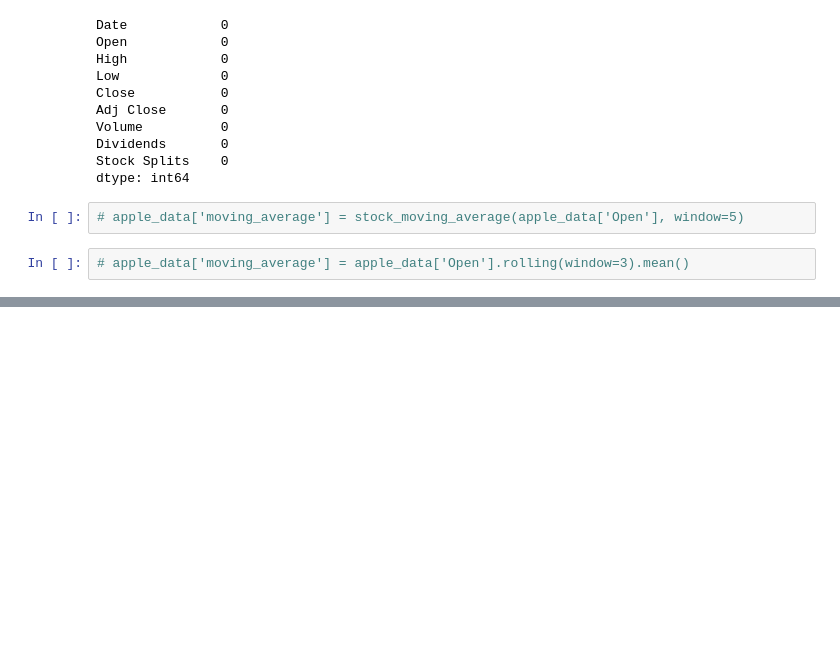
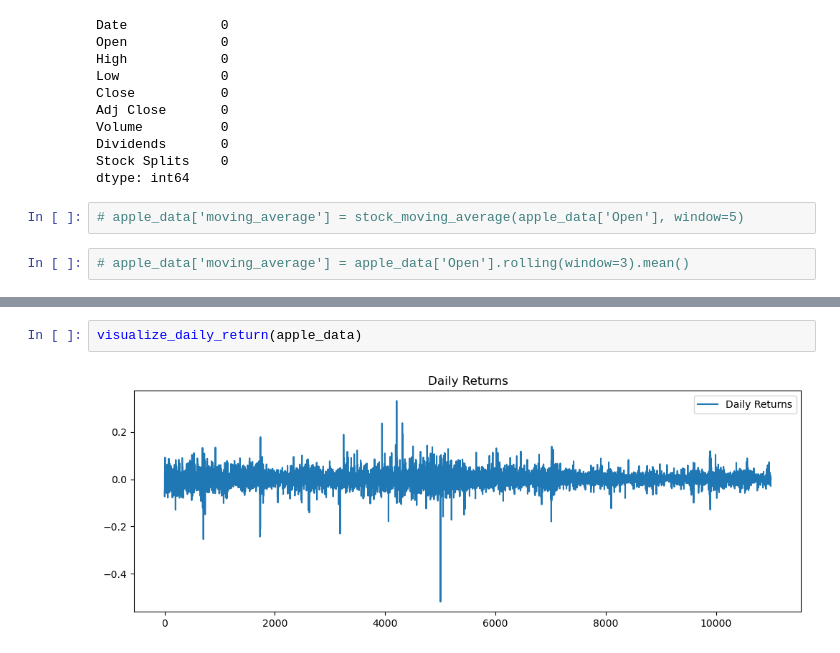
Before and after one commit to abrehamashebir/kaim3-stock-price-analysis, a Jupyter notebook: notebook/apple_stock-EDA.ipynb, the cells around one changed output, grey strips where cells are left out. Drawn from its saved outputs; the diff is of its cells as text; blank space fills up the shorter version.

```diff
--- a/notebook/apple_stock-EDA.ipynb
+++ b/notebook/apple_stock-EDA.ipynb
@@ -103,0 +142,4 @@ plot_stock(apple_data)
+# %%
+visualize_daily_return(apple_data)
+# %% [output]
+[figure, added]
```
Also changed, not shown: parts of 18 cells of this notebook, 2 other files.
